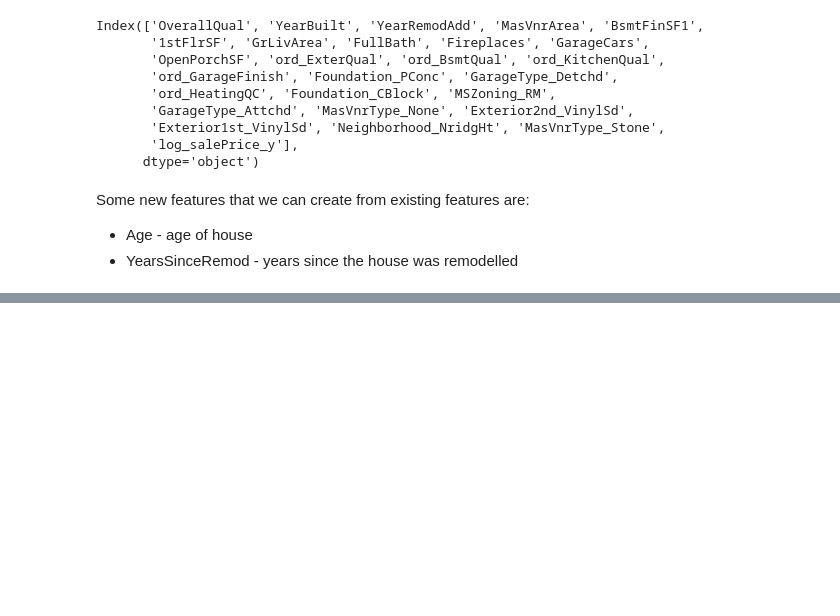
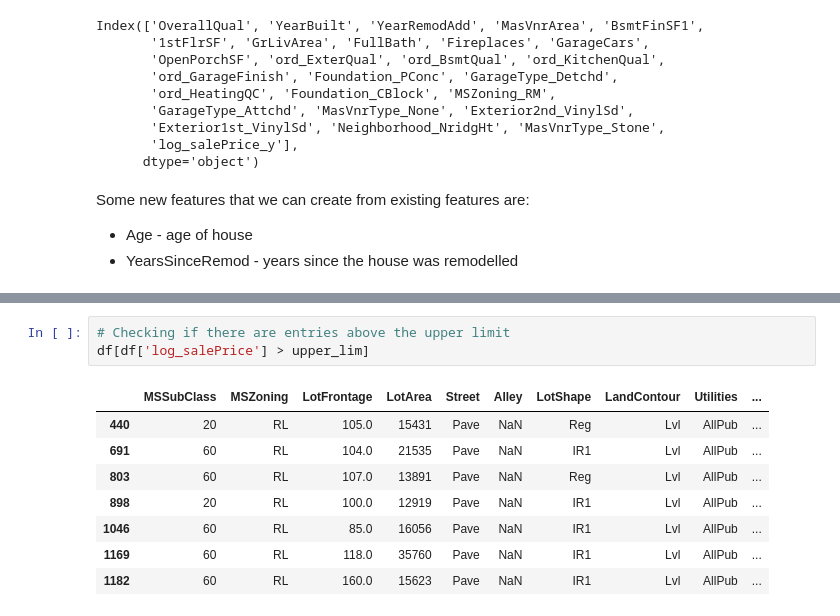
Before and after one commit to ryanhancox/kaggle_house_prices_advanced_regression, a Jupyter notebook: dev/feature_engineering.ipynb, the cells around one changed output, grey strips where cells are left out. Saved outputs shown, nothing was run; the diff lists cells and outputs as text; blank space fills up the shorter version.

```diff
--- a/dev/feature_engineering.ipynb
+++ b/dev/feature_engineering.ipynb
@@ -39,0 +158,12 @@ Some new features that we can create from existing features are:
+# %%
+# Checking if there are entries above the upper limit
+df[df['log_salePrice'] > upper_lim]
+# %% [output]
+|  | MSSubClass | MSZoning | LotFrontage | LotArea | Street | Alley | LotShape | LandContour | Utilities | ... |
+| 440 | 20 | RL | 105.0 | 15431 | Pave | NaN | Reg | Lvl | AllPub | ... |
+| 691 | 60 | RL | 104.0 | 21535 | Pave | NaN | IR1 | Lvl | AllPub | ... |
+| 803 | 60 | RL | 107.0 | 13891 | Pave | NaN | Reg | Lvl | AllPub | ... |
+| 898 | 20 | RL | 100.0 | 12919 | Pave | NaN | IR1 | Lvl | AllPub | ... |
+| 1046 | 60 | RL | 85.0 | 16056 | Pave | NaN | IR1 | Lvl | AllPub | ... |
+| 1169 | 60 | RL | 118.0 | 35760 | Pave | NaN | IR1 | Lvl | AllPub | ... |
+| 1182 | 60 | RL | 160.0 | 15623 | Pave | NaN | IR1 | Lvl | AllPub | ... |
```
Also changed, not shown: parts of 23 cells of this notebook, 5 other files.
